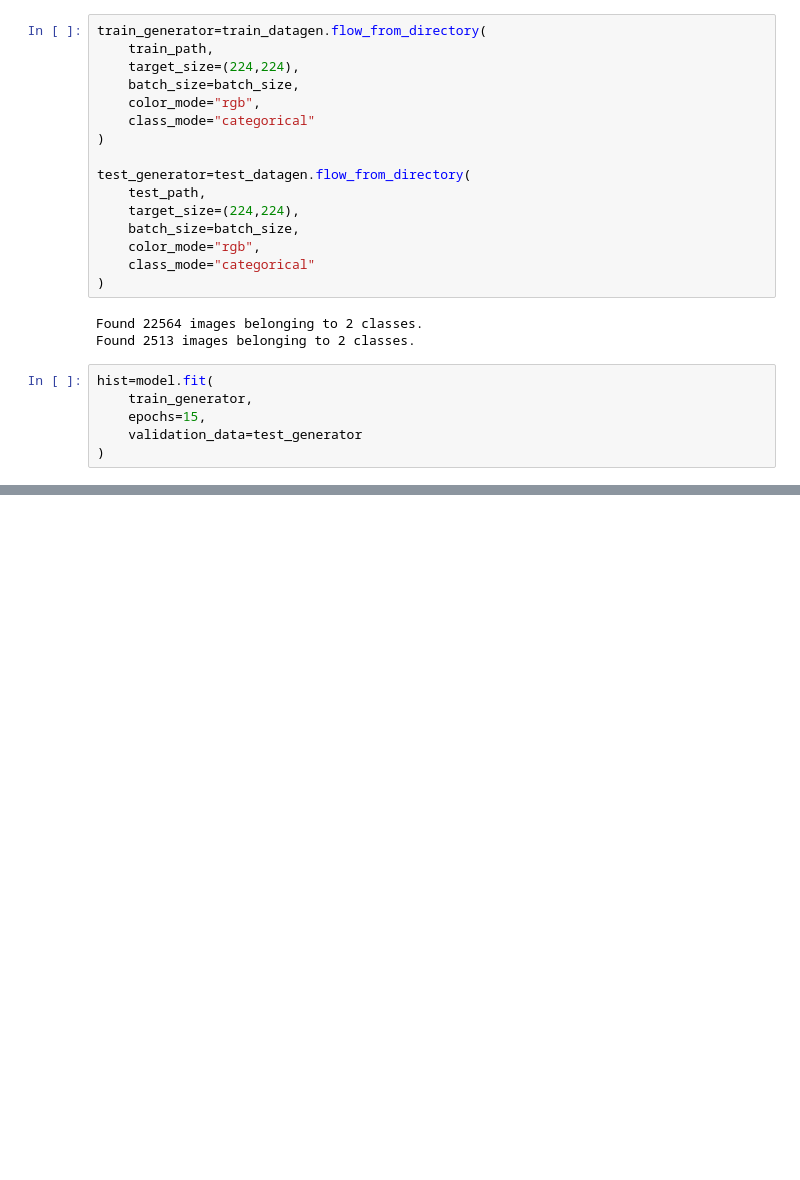
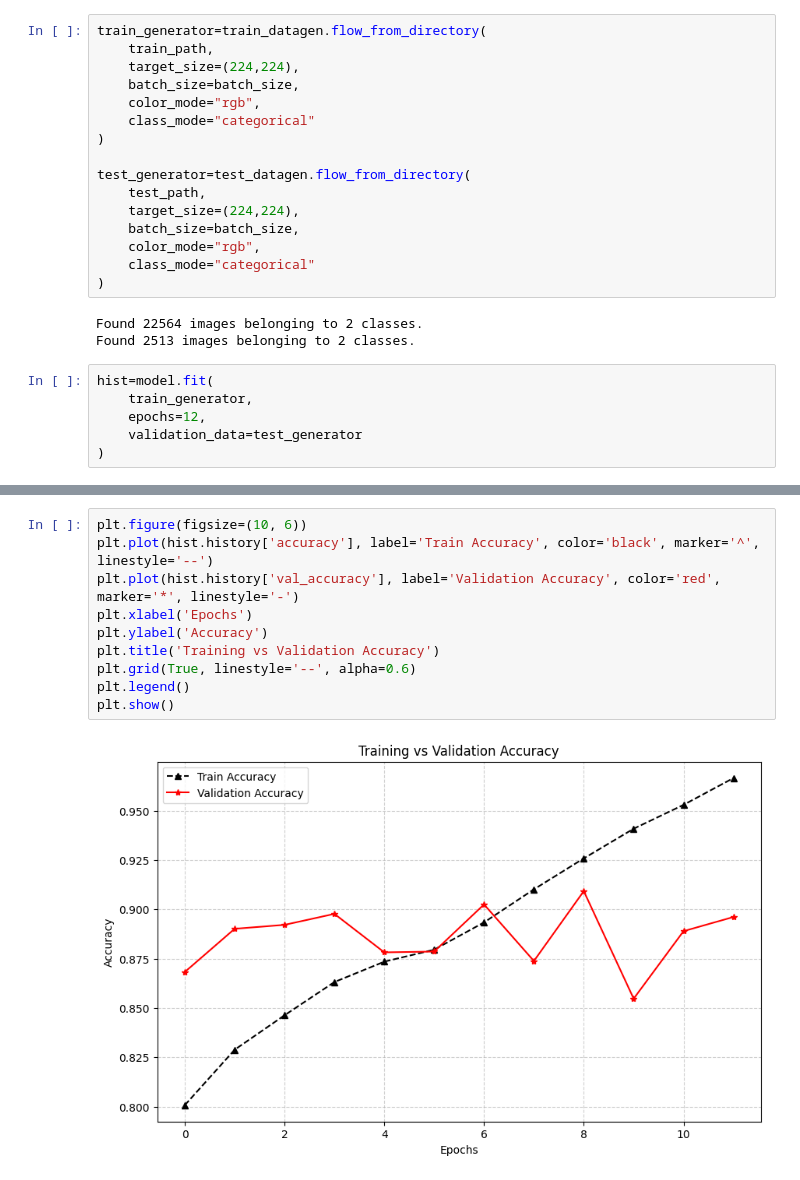
Before and after one commit to anieshreddy/Plasticwaste-management, a Jupyter notebook: wasteclassification.ipynb, the cells around one changed output, grey strips where cells are left out. Cells and saved outputs as stored; diff of their text form; blank space fills up the shorter version.

```diff
--- a/wasteclassification.ipynb
+++ b/wasteclassification.ipynb
@@ -145,7 +169,7 @@ Found 2513 images belonging to 2 classes.
 # %%
 hist=model.fit(
     train_generator,
-    epochs=15,
+    epochs=12,
     validation_data=test_generator
 )
 # %% [output]
@@ -161,0 +193,12 @@ KeyboardInterrupt:
+# %%
+plt.figure(figsize=(10, 6))
+plt.plot(hist.history['accuracy'], label='Train Accuracy', color='black', marker='^', linestyle='--')
+plt.plot(hist.history['val_accuracy'], label='Validation Accuracy', color='red', marker='*', linestyle='-')
+plt.xlabel('Epochs')
+plt.ylabel('Accuracy')
+plt.title('Training vs Validation Accuracy')
+plt.grid(True, linestyle='--', alpha=0.6)
+plt.legend()
+plt.show()
+# %% [output]
+[figure, added]
```
Also changed, not shown: parts of 10 cells of this notebook.
